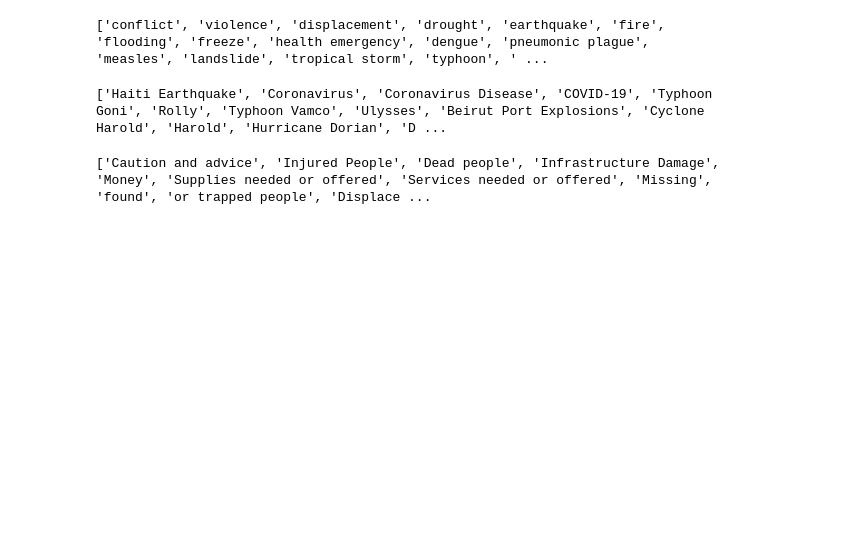
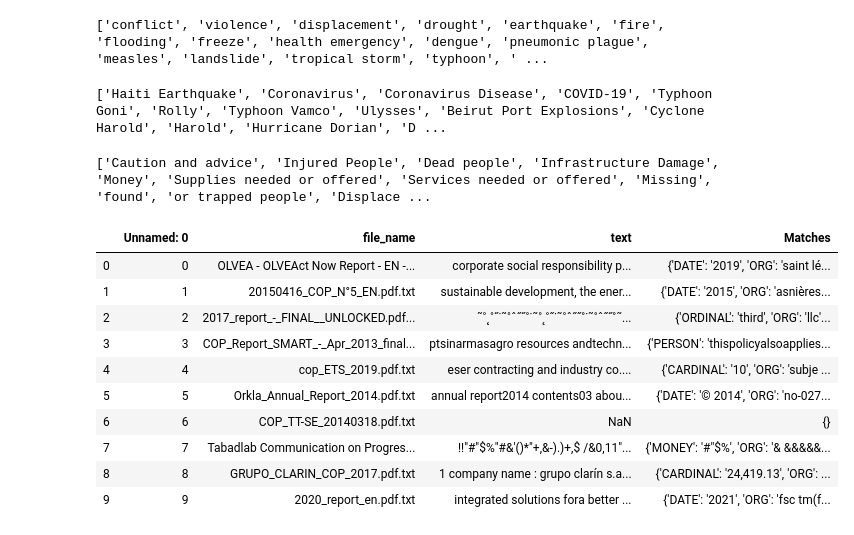
Before and after one commit to ohikendoit/CBi-MRC-Analytics, a Jupyter notebook: src/NER/JSON_format_generator.ipynb, the cells around one changed output. Cells and saved outputs as stored; diff of their text form; code cells hidden in the pictures; blank space fills up the shorter version.

Commit message:
Progress commit

```diff
--- a/src/NER/JSON_format_generator.ipynb
+++ b/src/NER/JSON_format_generator.ipynb
@@ -20,3 +20,20 @@ from pprint import pprint
 print(disaster_management_corpus)
 # %% [output]
 ['Caution and advice', 'Injured People', 'Dead people', 'Infrastructure Damage', 'Money', 'Supplies needed or offered', 'Services needed or offered', 'Missing', 'found', 'or trapped people', 'Displace ...
+# %%
+import pandas as pd
+df_extracted_cleaned = pd.read_csv('df_extracted_cleaned.csv')
+# %%
+df_extracted_cleaned
+# %% [output]
+|  | Unnamed: 0 | file_name | text | Matches |
+| 0 | 0 | OLVEA - OLVEAct Now Report - EN -... | corporate social responsibility p... | {'DATE': '2019', 'ORG': 'saint lé... |
+| 1 | 1 | 20150416_COP_N°5_EN.pdf.txt | sustainable development, the ener... | {'DATE': '2015', 'ORG': 'asnières... |
+| 2 | 2 | 2017_report_-_FINAL__UNLOCKED.pdf... | ˜˚˛˚˝˙˜˚ˆ˝˝˚˙˜˚˛˚˝˙˜˚ˆ˝˝˚˙˜˚ˆ˝˝˚˜... | {'ORDINAL': 'third', 'ORG': 'llc'... |
+| 3 | 3 | COP_Report_SMART_-_Apr_2013_final... | ptsinarmasagro resources andtechn... | {'PERSON': 'thispolicyalsoapplies... |
+| 4 | 4 | cop_ETS_2019.pdf.txt | eser contracting and industry co.... | {'CARDINAL': '10', 'ORG': 'subje ... |
+| 5 | 5 | Orkla_Annual_Report_2014.pdf.txt | annual report2014 contents03 abou... | {'DATE': '© 2014', 'ORG': 'no-027... |
+| 6 | 6 | COP_TT-SE_20140318.pdf.txt | NaN | {} |
+| 7 | 7 | Tabadlab Communication on Progres... | !!"#"$%"#&'()*"+,&-).)+,$ /&0,11"... | {'MONEY': '#"$%', 'ORG': '& &&&&&... |
+| 8 | 8 | GRUPO_CLARIN_COP_2017.pdf.txt | 1 company name : grupo clarín s.a... | {'CARDINAL': '24,419.13', 'ORG': ... |
+| 9 | 9 | 2020_report_en.pdf.txt | integrated solutions fora better ... | {'DATE': '2021', 'ORG': 'fsc tm(f... |
```
Also changed, not shown: 6 other files.
